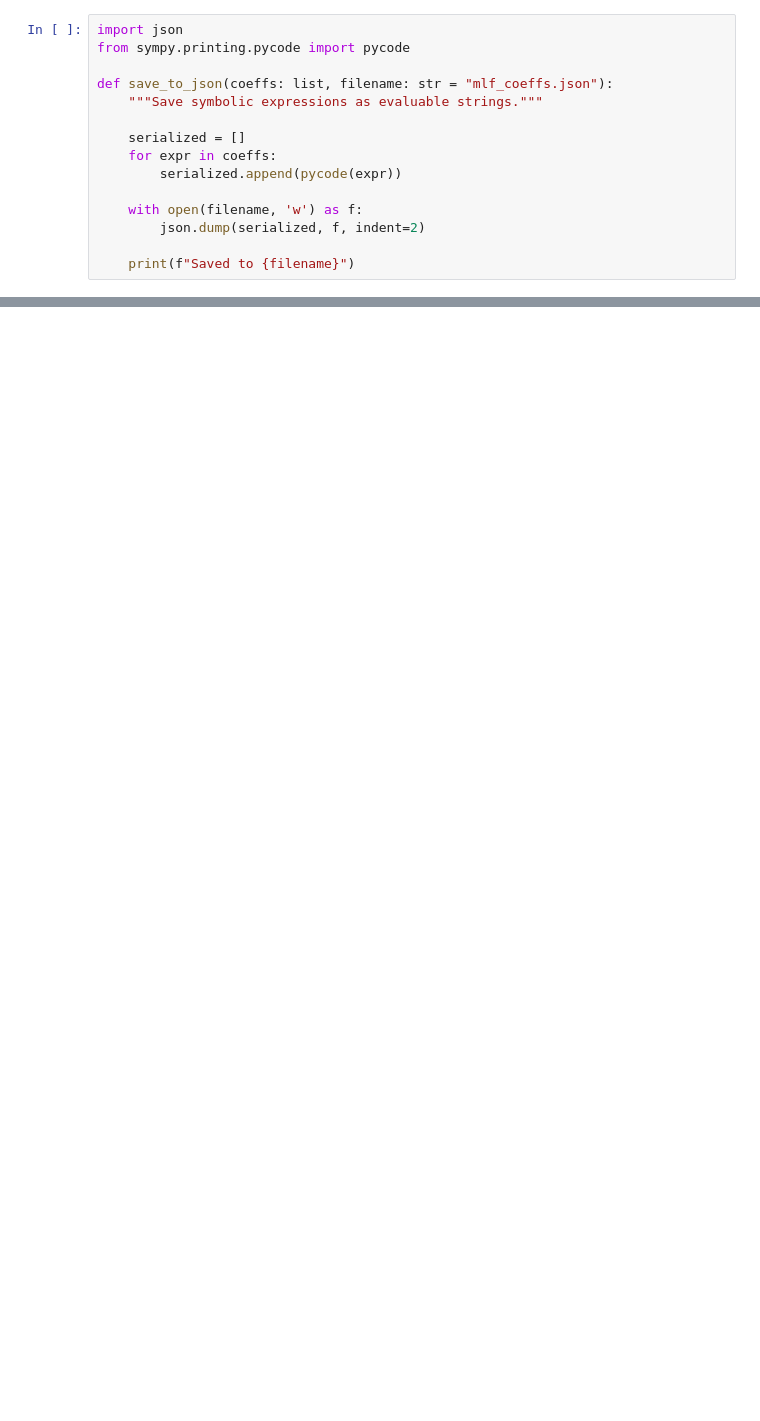
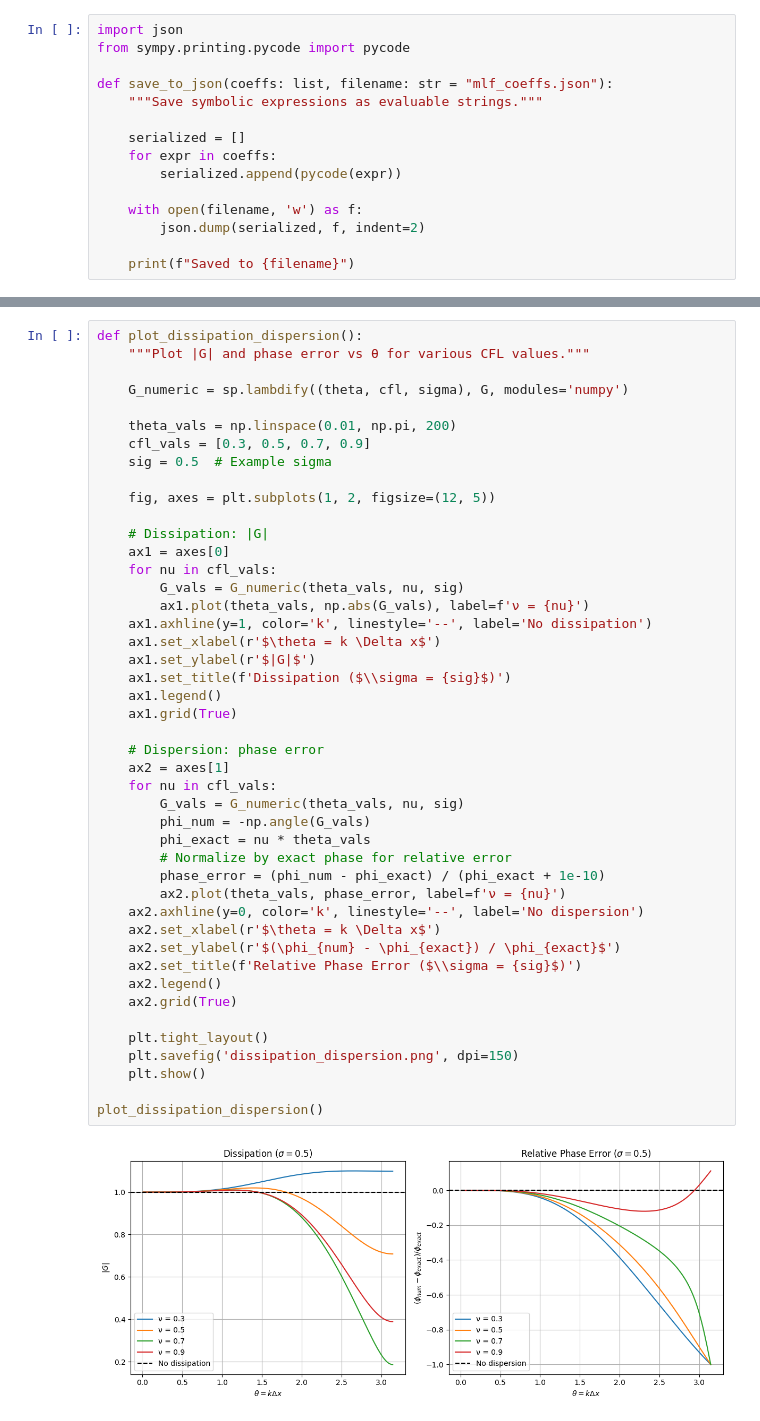
Before and after one commit to ukolov-ivan/mipt-vkr, a Jupyter notebook: src/sym.ipynb, the cells around one changed output, grey strips where cells are left out. Saved outputs shown, nothing was run; the diff lists cells and outputs as text; blank space fills up the shorter version.

```diff
--- a/src/sym.ipynb
+++ b/src/sym.ipynb
@@ -166,0 +1005,47 @@ Saved to mlf_coeffs.json
+# %%
+def plot_dissipation_dispersion():
+    """Plot |G| and phase error vs θ for various CFL values."""
+
+    G_numeric = sp.lambdify((theta, cfl, sigma), G, modules='numpy')
+
+    theta_vals = np.linspace(0.01, np.pi, 200)
+    cfl_vals = [0.3, 0.5, 0.7, 0.9]
+    sig = 0.5  # Example sigma
+
+    fig, axes = plt.subplots(1, 2, figsize=(12, 5))
+
+    # Dissipation: |G|
+    ax1 = axes[0]
+    for nu in cfl_vals:
+        G_vals = G_numeric(theta_vals, nu, sig)
+        ax1.plot(theta_vals, np.abs(G_vals), label=f'ν = {nu}')
+    ax1.axhline(y=1, color='k', linestyle='--', label='No dissipation')
+    ax1.set_xlabel(r'$\theta = k \Delta x$')
+    ax1.set_ylabel(r'$|G|$')
+    ax1.set_title(f'Dissipation ($\\sigma = {sig}$)')
+    ax1.legend()
+    ax1.grid(True)
+
+    # Dispersion: phase error
+    ax2 = axes[1]
+    for nu in cfl_vals:
+        G_vals = G_numeric(theta_vals, nu, sig)
+        phi_num = -np.angle(G_vals)
+        phi_exact = nu * theta_vals
+        # Normalize by exact phase for relative error
+        phase_error = (phi_num - phi_exact) / (phi_exact + 1e-10)
+        ax2.plot(theta_vals, phase_error, label=f'ν = {nu}')
+    ax2.axhline(y=0, color='k', linestyle='--', label='No dispersion')
+    ax2.set_xlabel(r'$\theta = k \Delta x$')
+    ax2.set_ylabel(r'$(\phi_{num} - \phi_{exact}) / \phi_{exact}$')
+    ax2.set_title(f'Relative Phase Error ($\\sigma = {sig}$)')
+    ax2.legend()
+    ax2.grid(True)
+
+    plt.tight_layout()
+    plt.savefig('dissipation_dispersion.png', dpi=150)
+    plt.show()
+
+plot_dissipation_dispersion()
+# %% [output]
+[figure, added]
```
Also changed, not shown: parts of 32 cells of this notebook, 1 other file.
